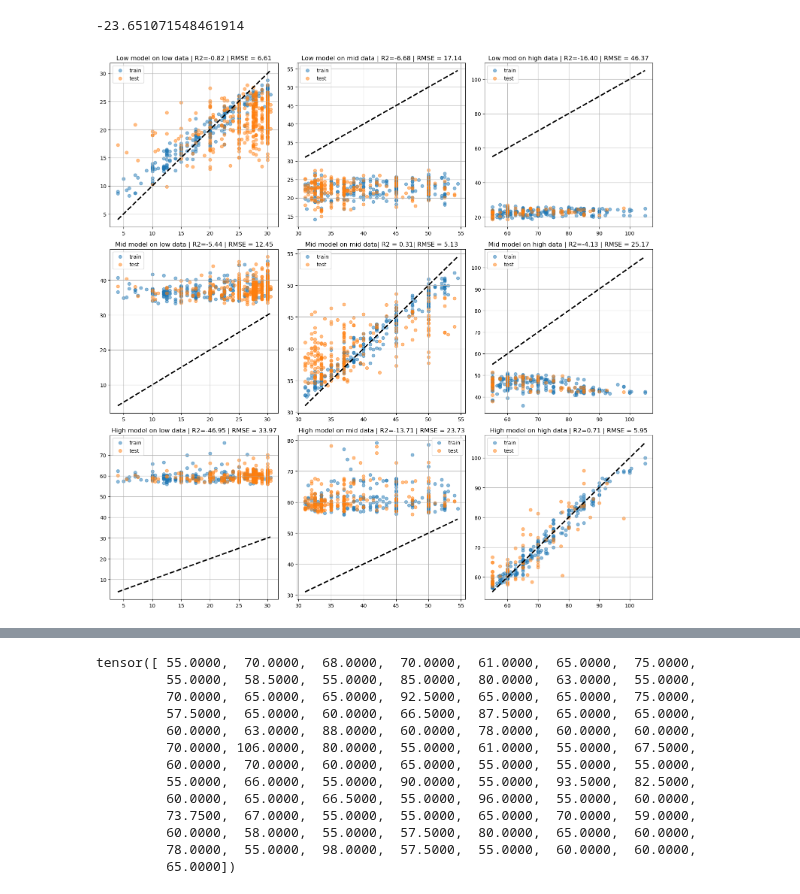
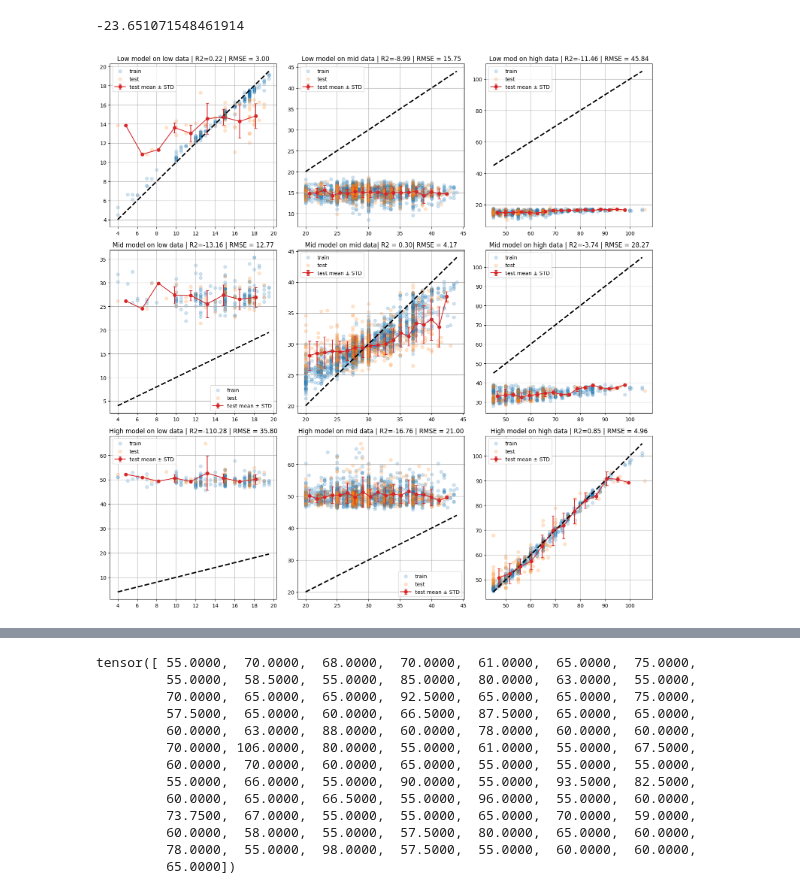
Before and after one commit to oist/gene-context, a Jupyter notebook: phenotype_prediction/jupyter_notebooks/Untitled.ipynb, the cells around one changed output, grey strips where cells are left out. Saved outputs shown, nothing was run; the diff lists cells and outputs as text; code cells hidden in the pictures.

```diff
--- a/phenotype_prediction/jupyter_notebooks/Untitled.ipynb
+++ b/phenotype_prediction/jupyter_notebooks/Untitled.ipynb
@@ -69,8 +80,8 @@ def downsample_histogram_bins(X, y, num_bins=50, max_count=50, seed=42):
     return X_filtered, y_filtered
 
 # Example usage
-X_train, y_train = downsample_histogram_bins(X_train.cpu(), y_train.cpu().squeeze(), num_bins=30, max_count=40)
-#X_test, y_test = downsample_histogram_bins(X_test.cpu(), y_test.cpu().squeeze(), num_bins=30, max_count=40)
+X_train, y_train = downsample_histogram_bins(X_train.cpu(), y_train.cpu().squeeze(), num_bins=50, max_count=200)
+X_test, y_test = downsample_histogram_bins(X_test.cpu(), y_test.cpu().squeeze(), num_bins=50, max_count=200)
 # %%
 mean_train = np.mean(y_train.cpu().squeeze().numpy())
 mean_test = np.mean(y_test.cpu().squeeze().numpy())
@@ -325,13 +420,17 @@ y_test_flat = y_test.flatten()
 # low_q = np.quantile(y_train.flatten(), 1/3)
 # high_q = np.quantile(y_train.flatten(), 2/3)
 
-# Create test masks
+# # Create test masks
+# low_mask_test  = y_test_flat < low_q
+# mid_mask_test  = (y_test_flat >= low_q) & (y_test_flat < high_q)
+# high_mask_test = y_test_flat >= high_q
+
 low_mask_test  = y_test_flat < low_q
 mid_mask_test  = (y_test_flat >= low_q) & (y_test_flat < high_q)
 high_mask_test = y_test_flat >= high_q
 
 # Test splits
-X_test_low, y_test_low   = X_test[low_mask_test], y_test_flat[low_mask_test]
-X_test_mid, y_test_mid   = X_test[mid_mask_test], y_test_flat[mid_mask_test]
-X_test_high, y_test_high = X_test[high_mask_test], y_test_flat[high_mask_test]
+X_test_low, y_test_low   = X_test[low_mask_test].cpu(), y_test_flat[low_mask_test].cpu()
+X_test_mid, y_test_mid   = X_test[mid_mask_test].cpu(), y_test_flat[mid_mask_test].cpu()
+X_test_high, y_test_high = X_test[high_mask_test].cpu(), y_test_flat[high_mask_test].cpu()
 # %%
@@ -604,16 +787,22 @@ r2_test =  r2_score(y_test_mid, preds_test)
 r2_test
 # %% [output]
 -23.651071548461914
+# %%
+#model_mid  =  XGBRegressor(n_estimators=100, max_depth=5, learning_rate=0.05).fit(X_mid, y_mid)
+model_mid  =  XGBRegressor(n_estimators=200, max_depth=7, learning_rate=0.05).fit(X_mid, y_mid)
 # %%
 plt.figure(figsize=(15, 15))
 
+
 plt.subplot(3, 3, 1)
 preds = model_low.predict(X_low)
-plt.scatter(y_low, preds, alpha = 0.5, label = "train")
+plt.scatter(y_low, preds, alpha = 0.2, label = "train")
 preds_test = model_low.predict(X_test_low)
 rmse_test = np.sqrt(mean_squared_error(y_test_low, preds_test))
 r2_test =  r2_score(y_test_low, preds_test)
-plt.scatter(y_test_low.flatten(), preds_test, alpha = 0.5, label = "test")
+plt.scatter(y_test_low.flatten(), preds_test, alpha = 0.2, label = "test")
+bin_centers, mean_diff, std_diff = calculate_aver_std(y_test_low.flatten(), preds_test, 10)
+plt.errorbar(bin_centers, mean_diff, yerr=std_diff, fmt='o-', color='tab:red', capsize=3, label='test mean ± STD')
 plt.plot([min(y_low),max(y_low)],[min(y_low),max(y_low)], c = "black", linestyle='--', linewidth=2.5)
 plt.title(f"Low model on low data | R2={r2_test:.2f} | RMSE = {rmse_test:.2f}")
 plt.legend()
@@ -624,8 +813,10 @@ preds = model_low.predict(X_mid)
 preds_test = model_low.predict(X_test_mid)
 rmse_test = np.sqrt(mean_squared_error(y_test_mid, preds_test))
 r2_test =  r2_score(y_test_mid, preds_test)
-plt.scatter(y_mid, preds, alpha = 0.5, label = "train")
-plt.scatter(y_test_mid.flatten(), preds_test, alpha = 0.5, label = "test")
+plt.scatter(y_mid, preds, alpha = 0.2, label = "train")
+plt.scatter(y_test_mid.flatten(), preds_test, alpha = 0.2, label = "test")
+bin_centers, mean_diff, std_diff = calculate_aver_std(y_test_mid.flatten(), preds_test, num_bins)
+plt.errorbar(bin_centers, mean_diff, yerr=std_diff, fmt='o-', color='tab:red', capsize=3, label='test mean ± STD')
 plt.plot([min(y_mid),max(y_mid)],[min(y_mid),max(y_mid)], c = "black", linestyle='--', linewidth=2.5)
 plt.title(f"Low model on mid data | R2={r2_test:.2f} | RMSE = {rmse_test:.2f}")
 plt.legend()
@@ -637,8 +828,10 @@ preds = model_low.predict(X_high)
 preds_test = model_low.predict(X_test_high)
 rmse_test = np.sqrt(mean_squared_error(y_test_high, preds_test))
 r2_test = r2_score(y_test_high, preds_test)
-plt.scatter(y_high, preds, alpha = 0.5, label = "train")
-plt.scatter(y_test_high.flatten(), model_low.predict(X_test_high), alpha = 0.5, label = "test")
+plt.scatter(y_high, preds, alpha = 0.2, label = "train")
+plt.scatter(y_test_high.flatten(), model_low.predict(X_test_high), alpha = 0.2, label = "test")
+bin_centers, mean_diff, std_diff = calculate_aver_std(y_test_high.flatten(), preds_test, num_bins)
+plt.errorbar(bin_centers, mean_diff, yerr=std_diff, fmt='o-', color='tab:red', capsize=3, label='test mean ± STD')
 plt.plot([min(y_high),max(y_high)],[min(y_high),max(y_high)], c = "black", linestyle='--', linewidth=2.5)
 plt.title(f"Low mod on high data | R2={r2_test:.2f} | RMSE = {rmse_test:.2f}")
 plt.legend()
@@ -650,8 +843,10 @@ preds = model_mid.predict(X_low)
 preds_test = model_mid.predict(X_test_low)
 rmse_test = np.sqrt(mean_squared_error(y_test_low, preds_test))
 r2_test = r2_score(y_test_low, preds_test)
-plt.scatter(y_low, preds, alpha = 0.5, label = "train")
-plt.scatter(y_test_low.flatten(), model_mid.predict(X_test_low), alpha = 0.5, label = "test")
+plt.scatter(y_low, preds, alpha = 0.2, label = "train")
+plt.scatter(y_test_low.flatten(), model_mid.predict(X_test_low), alpha = 0.2, label = "test")
+bin_centers, mean_diff, std_diff = calculate_aver_std(y_test_low.flatten(), preds_test, 10)
+plt.errorbar(bin_centers, mean_diff, yerr=std_diff, fmt='o-', color='tab:red', capsize=3, label='test mean ± STD')
 plt.plot([min(y_low),max(y_low)],[min(y_low),max(y_low)], c = "black", linestyle='--', linewidth=2.5)
 plt.title(f"Mid model on low data | R2={r2_test:.2f} | RMSE = {rmse_test:.2f}")
 plt.legend()
@@ -663,8 +858,10 @@ preds = model_mid.predict(X_mid)
 preds_test = model_mid.predict(X_test_mid)
 rmse_test = np.sqrt(mean_squared_error(y_test_mid, preds_test))
 r2_test = r2_score(y_test_mid, preds_test)
-plt.scatter(y_mid, preds, alpha = 0.5, label = "train")
-plt.scatter(y_test_mid.flatten(), model_mid.predict(X_test_mid), alpha = 0.5, label = "test")
+plt.scatter(y_mid, preds, alpha = 0.2, label = "train")
+plt.scatter(y_test_mid.flatten(), model_mid.predict(X_test_mid), alpha = 0.2, label = "test")
+bin_centers, mean_diff, std_diff = calculate_aver_std(y_test_mid.flatten(), preds_test, num_bins)
+plt.errorbar(bin_centers, mean_diff, yerr=std_diff, fmt='o-', color='tab:red', capsize=3, label='test mean ± STD')
 plt.plot([min(y_mid),max(y_mid)],[min(y_mid),max(y_mid)], c = "black", linestyle='--', linewidth=2.5)
 plt.title(f"Mid model on mid data| R2 = {r2_test:.2f}| RMSE = {rmse_test:.2f}")
 plt.legend()
@@ -676,8 +873,10 @@ preds = model_mid.predict(X_high)
 preds_test = model_mid.predict(X_test_high)
 rmse_test = np.sqrt(mean_squared_error(y_test_high, preds_test))
 r2_test = r2_score(y_test_high, preds_test)
-plt.scatter(y_high, preds, alpha = 0.5, label = "train")
-plt.scatter(y_test_high.flatten(), model_mid.predict(X_test_high), alpha = 0.5, label = "test")
+plt.scatter(y_high, preds, alpha = 0.2, label = "train")
+plt.scatter(y_test_high.flatten(), model_mid.predict(X_test_high), alpha = 0.2, label = "test")
+bin_centers, mean_diff, std_diff = calculate_aver_std(y_test_high.flatten(), preds_test, num_bins)
+plt.errorbar(bin_centers, mean_diff, yerr=std_diff, fmt='o-', color='tab:red', capsize=3, label='test mean ± STD')
 plt.plot([min(y_high),max(y_high)],[min(y_high),max(y_high)], c = "black", linestyle='--', linewidth=2.5)
 plt.title(f"Mid model on high data | R2={r2_test:.2f} | RMSE = {rmse_test:.2f}")
 plt.legend()
@@ -689,39 +888,45 @@ preds = model_high.predict(X_low)
 preds_test = model_high.predict(X_test_low)
 rmse_test = np.sqrt(mean_squared_error(y_test_low, preds_test))
 r2_test = r2_score(y_test_low, preds_test)
-plt.scatter(y_low, preds, alpha = 0.5, label = "train")
-plt.scatter(y_test_low.flatten(), model_high.predict(X_test_low), alpha = 0.5, label = "test")
+plt.scatter(y_low, preds, alpha = 0.2, label = "train")
+plt.scatter(y_test_low.flatten(), model_high.predict(X_test_low), alpha = 0.2, label = "test")
+bin_centers, mean_diff, std_diff = calculate_aver_std(y_test_low.flatten(), preds_test, 10)
+plt.errorbar(bin_centers, mean_diff, yerr=std_diff, fmt='o-', color='tab:red', capsize=3, label='test mean ± STD')
 plt.plot([min(y_low),max(y_low)],[min(y_low),max(y_low)], c = "black", linestyle='--', linewidth=2.5)
 plt.title(f"High model on low data | R2={r2_test:.2f} | RMSE = {rmse_test:.2f}")
 plt.legend()
 plt.grid(True)
 
 
 plt.subplot(3, 3, 8)
 preds = model_high.predict(X_mid)
 preds_test = model_high.predict(X_test_mid)
 rmse_test = np.sqrt(mean_squared_error(y_test_mid, preds_test))
 r2_test = r2_score(y_test_mid, preds_test)
-plt.scatter(y_mid, preds, alpha = 0.5, label = "train")
-plt.scatter(y_test_mid.flatten(), model_high.predict(X_test_mid), alpha = 0.5, label = "test")
+plt.scatter(y_mid, preds, alpha = 0.2, label = "train")
+plt.scatter(y_test_mid.flatten(), model_high.predict(X_test_mid), alpha = 0.2, label = "test")
+bin_centers, mean_diff, std_diff = calculate_aver_std(y_test_mid.flatten(), preds_test, num_bins)
+plt.errorbar(bin_centers, mean_diff, yerr=std_diff, fmt='o-', color='tab:red', capsize=3, label='test mean ± STD')
 plt.plot([min(y_mid),max(y_mid)],[min(y_mid),max(y_mid)], c = "black", linestyle='--', linewidth=2.5)
 plt.title(f"High model on mid data | R2={r2_test:.2f} | RMSE = {rmse_test:.2f}")
 plt.legend()
 plt.grid(True)
 
 
 plt.subplot(3, 3, 9)
 preds = model_high.predict(X_high)
 preds_test = model_high.predict(X_test_high)
 rmse_test = np.sqrt(mean_squared_error(y_test_high.flatten(), preds_test))
 r2_test = r2_score(y_test_high.flatten(), preds_test)
-plt.scatter(y_high, preds, alpha = 0.5, label = "train")
-plt.scatter(y_test_high.flatten(), model_high.predict(X_test_high), alpha = 0.5, label = "test")
+plt.scatter(y_high, preds, alpha = 0.2, label = "train")
+plt.scatter(y_test_high.flatten(), model_high.predict(X_test_high), alpha = 0.2, label = "test")
+bin_centers, mean_diff, std_diff = calculate_aver_std(y_test_high.flatten(), preds_test, 15)
+plt.errorbar(bin_centers, mean_diff, yerr=std_diff, fmt='o-', color='tab:red', capsize=3, label='test mean ± STD')
 plt.plot([min(y_high),max(y_high)],[min(y_high),max(y_high)], c = "black", linestyle='--', linewidth=2.5)
 plt.title(f"High model on high data | R2={r2_test:.2f} | RMSE = {rmse_test:.2f}")
 plt.legend()
 plt.grid(True)
 
 plt.tight_layout()
 # %% [output]
-[figure, old version]
+[figure, new version]
```
Also changed, not shown: parts of 39 cells of this notebook, 2 other files.
